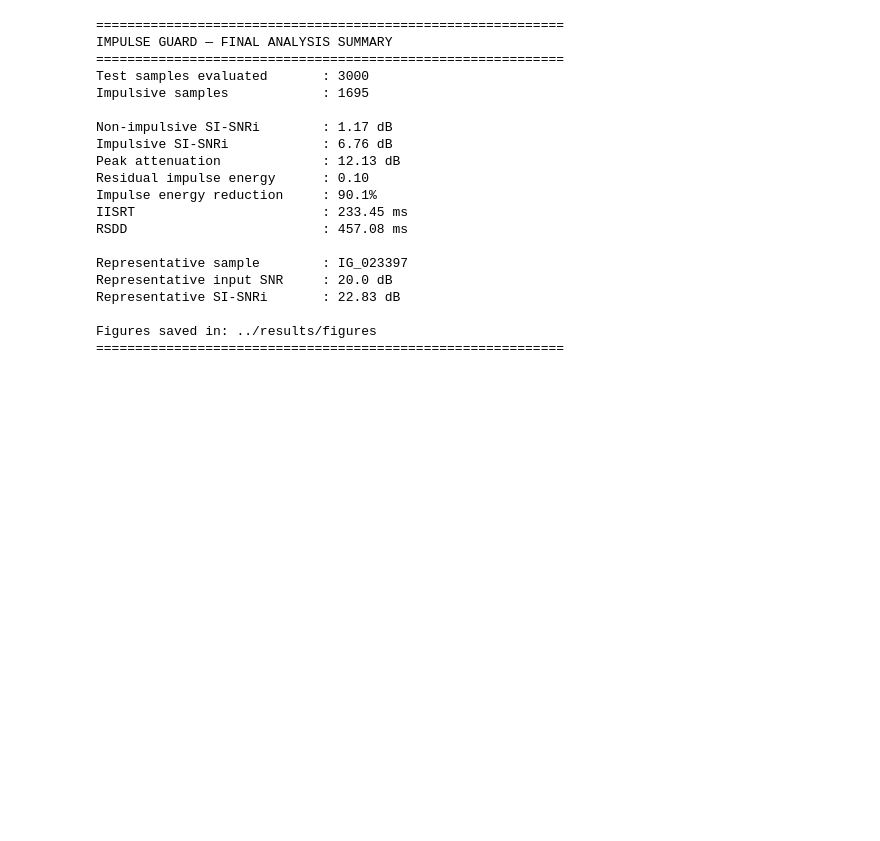
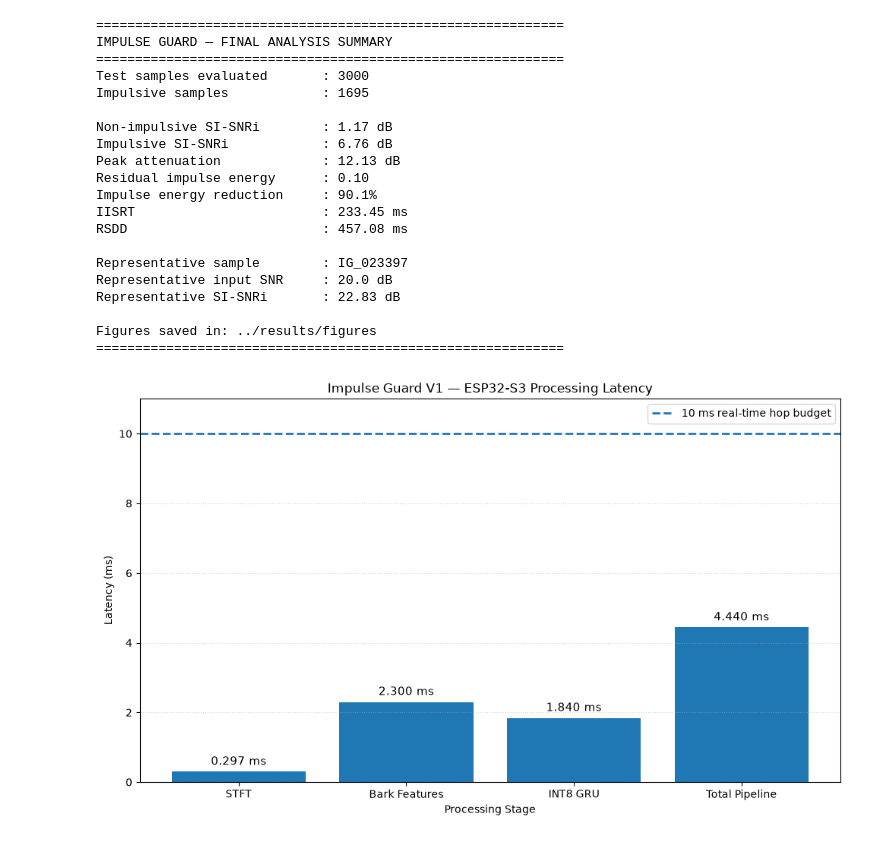
Before and after one commit to zenimon/jigglypuff, a Jupyter notebook: notebooks/Impulse_Guard_Data_Analysis.ipynb, the cells around one changed output. Cells and saved outputs as stored; diff of their text form; code cells hidden in the pictures; blank space fills up the shorter version.

Commit message:
Update Impulse Guard codebase

```diff
--- a/notebooks/Impulse_Guard_Data_Analysis.ipynb
+++ b/notebooks/Impulse_Guard_Data_Analysis.ipynb
@@ -1168,3 +1168,80 @@ Representative SI-SNRi       : 22.83 dB
 
 Figures saved in: ../results/figures
 ============================================================
+# %%
+import matplotlib.pyplot as plt
+
+# ============================================================
+# Impulse Guard V1 - ESP32-S3 Latency Breakdown
+# Measured values from serial monitor
+# ============================================================
+
+stages = [
+    "STFT",
+    "Bark Features",
+    "INT8 GRU",
+    "Total Pipeline"
+]
+
+latency_ms = [
+    0.297,
+    2.300,
+    1.840,
+    4.440
+]
+
+# ============================================================
+# Plot
+# ============================================================
+
+plt.figure(figsize=(10, 6))
+
+bars = plt.bar(stages, latency_ms)
+
+# Add values above bars
+for bar, value in zip(bars, latency_ms):
+    plt.text(
+        bar.get_x() + bar.get_width() / 2,
+        value + 0.12,
+        f"{value:.3f} ms",
+        ha="center",
+        va="bottom",
+        fontsize=11
+    )
+
+# Real-time deadline
+plt.axhline(
+    y=10,
+    linestyle="--",
+    linewidth=2,
+    label="10 ms real-time hop budget"
+)
+
+plt.ylabel("Latency (ms)")
+plt.xlabel("Processing Stage")
+plt.title(
+    "Impulse Guard V1 — ESP32-S3 Processing Latency"
+)
+
+plt.ylim(0, 11)
+
+plt.grid(
+    axis="y",
+    linestyle=":",
+    alpha=0.5
+)
+
+plt.legend()
+
+plt.tight_layout()
+
+# Save high-resolution image for PPT
+plt.savefig(
+    "impulse_guard_latency.png",
+    dpi=300,
+    bbox_inches="tight"
+)
+
+plt.show()
+# %% [output]
+[figure, added]
```
Also changed, not shown: parts of 7 cells of this notebook, 25 other files.
